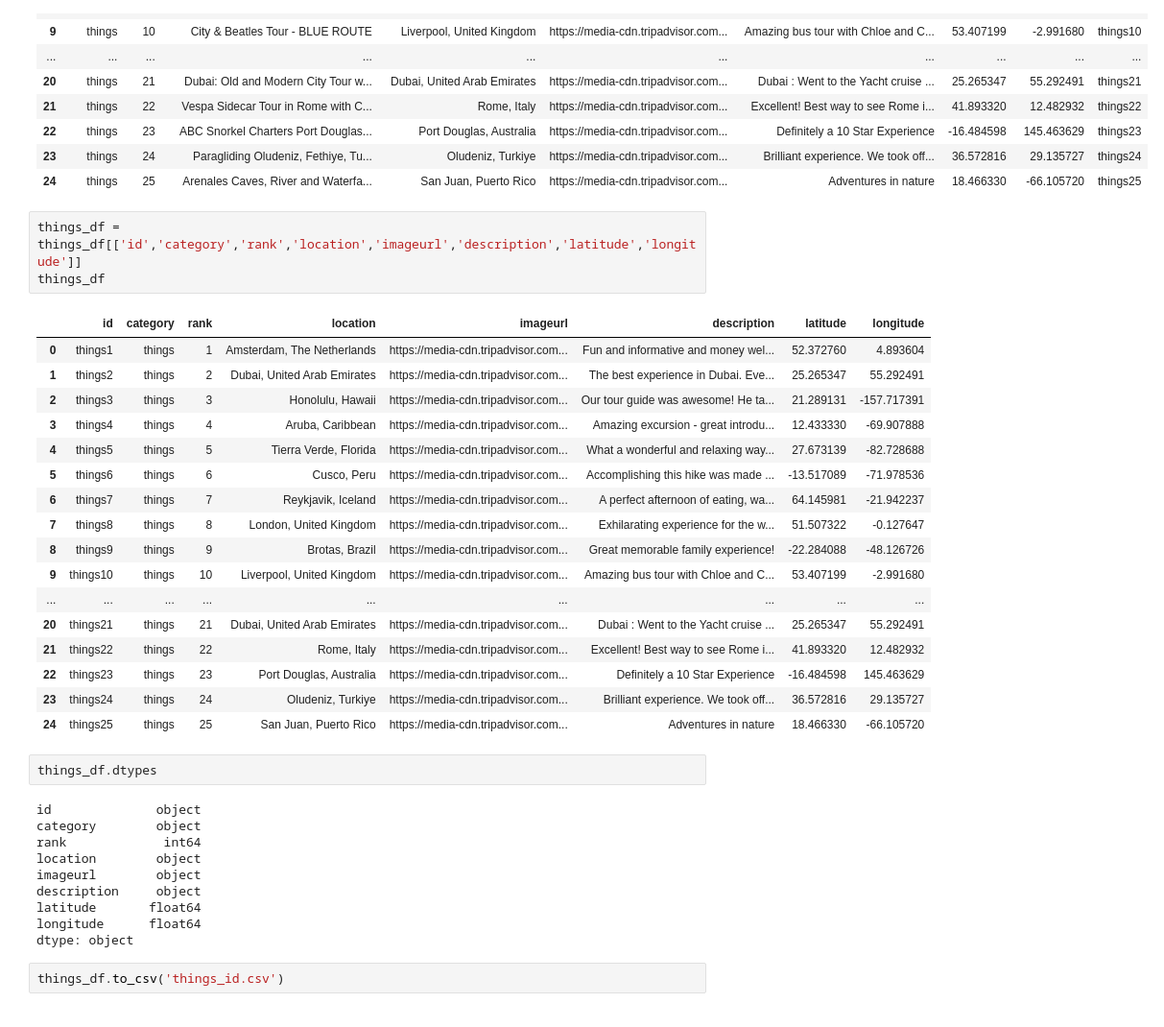
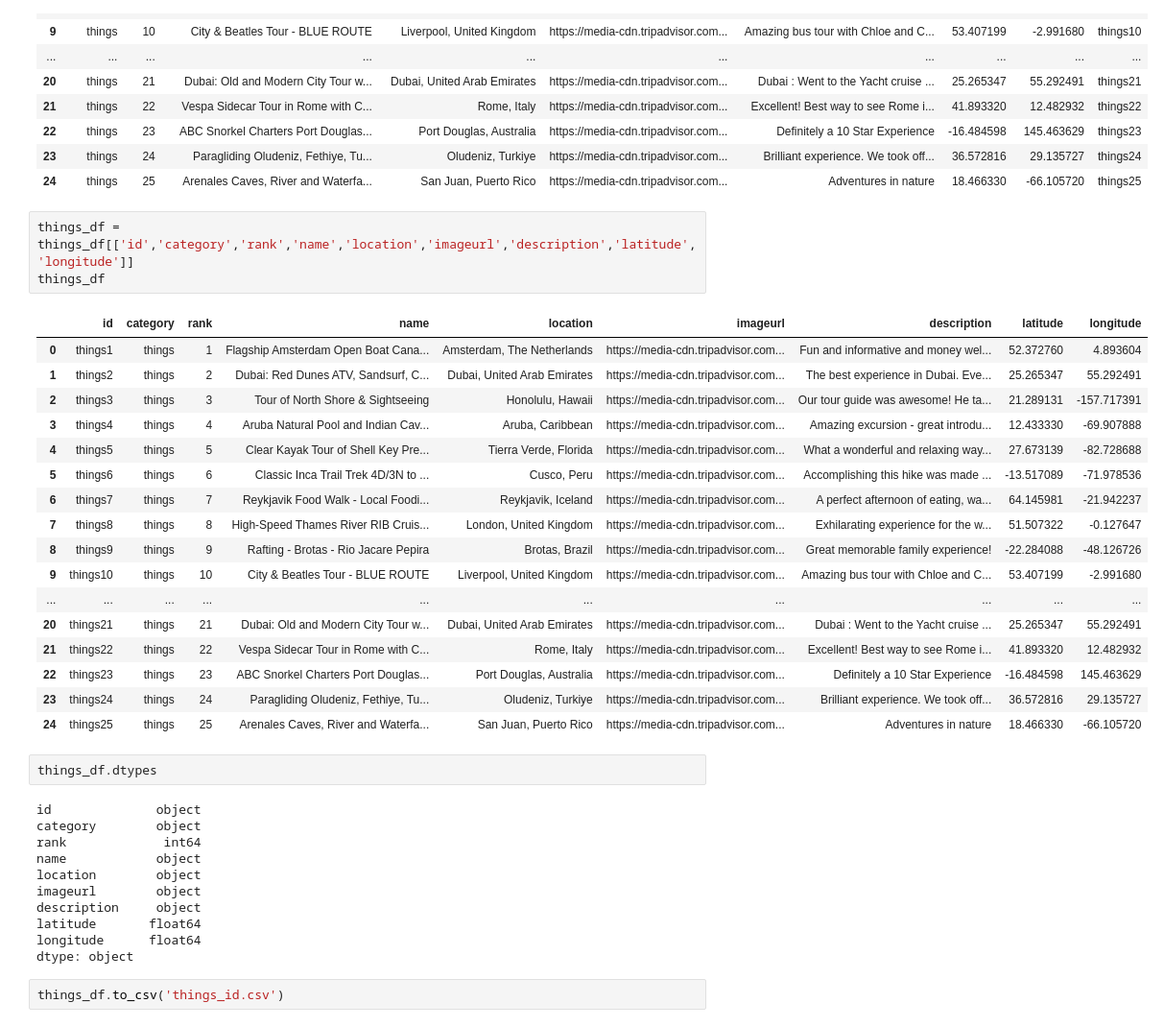
Before and after one commit to angelica3990/Project-3-TripAdvisor-Travelers-Choice-2023, a Jupyter notebook: to_json_things.ipynb, the cells around one changed output. Shown at 96% size. Saved outputs shown, nothing was run; the diff lists cells and outputs as text.

```diff
--- a/to_json_things.ipynb
+++ b/to_json_things.ipynb
@@ -67,32 +67,33 @@ things_df
 | 23 | things | 24 | Paragliding Oludeniz, Fethiye, Tu... | Oludeniz, Turkiye | https://media-cdn.tripadvisor.com... | Brilliant experience. We took off... | 36.572816 | 29.135727 | things24 |
 | 24 | things | 25 | Arenales Caves, River and Waterfa... | San Juan, Puerto Rico | https://media-cdn.tripadvisor.com... | Adventures in nature | 18.466330 | -66.105720 | things25 |
 # %%
-things_df = things_df[['id','category','rank','location','imageurl','description','latitude','longitude']]
+things_df = things_df[['id','category','rank','name','location','imageurl','description','latitude','longitude']]
 things_df
 # %% [output]
-|  | id | category | rank | location | imageurl | description | latitude | longitude |
-| 0 | things1 | things | 1 | Amsterdam, The Netherlands | https://media-cdn.tripadvisor.com... | Fun and informative and money wel... | 52.372760 | 4.893604 |
-| 1 | things2 | things | 2 | Dubai, United Arab Emirates | https://media-cdn.tripadvisor.com... | The best experience in Dubai. Eve... | 25.265347 | 55.292491 |
-| 2 | things3 | things | 3 | Honolulu, Hawaii | https://media-cdn.tripadvisor.com... | Our tour guide was awesome! He ta... | 21.289131 | -157.717391 |
-| 3 | things4 | things | 4 | Aruba, Caribbean | https://media-cdn.tripadvisor.com... | Amazing excursion - great introdu... | 12.433330 | -69.907888 |
-| 4 | things5 | things | 5 | Tierra Verde, Florida | https://media-cdn.tripadvisor.com... | What a wonderful and relaxing way... | 27.673139 | -82.728688 |
-| 5 | things6 | things | 6 | Cusco, Peru | https://media-cdn.tripadvisor.com... | Accomplishing this hike was made ... | -13.517089 | -71.978536 |
-| 6 | things7 | things | 7 | Reykjavik, Iceland | https://media-cdn.tripadvisor.com... | A perfect afternoon of eating, wa... | 64.145981 | -21.942237 |
-| 7 | things8 | things | 8 | London, United Kingdom | https://media-cdn.tripadvisor.com... | Exhilarating experience for the w... | 51.507322 | -0.127647 |
-| 8 | things9 | things | 9 | Brotas, Brazil | https://media-cdn.tripadvisor.com... | Great memorable family experience! | -22.284088 | -48.126726 |
-| 9 | things10 | things | 10 | Liverpool, United Kingdom | https://media-cdn.tripadvisor.com... | Amazing bus tour with Chloe and C... | 53.407199 | -2.991680 |
-| ... | ... | ... | ... | ... | ... | ... | ... | ... |
-| 20 | things21 | things | 21 | Dubai, United Arab Emirates | https://media-cdn.tripadvisor.com... | Dubai : Went to the Yacht cruise ... | 25.265347 | 55.292491 |
-| 21 | things22 | things | 22 | Rome, Italy | https://media-cdn.tripadvisor.com... | Excellent! Best way to see Rome i... | 41.893320 | 12.482932 |
-| 22 | things23 | things | 23 | Port Douglas, Australia | https://media-cdn.tripadvisor.com... | Definitely a 10 Star Experience | -16.484598 | 145.463629 |
-| 23 | things24 | things | 24 | Oludeniz, Turkiye | https://media-cdn.tripadvisor.com... | Brilliant experience. We took off... | 36.572816 | 29.135727 |
-| 24 | things25 | things | 25 | San Juan, Puerto Rico | https://media-cdn.tripadvisor.com... | Adventures in nature | 18.466330 | -66.105720 |
+|  | id | category | rank | name | location | imageurl | description | latitude | longitude |
+| 0 | things1 | things | 1 | Flagship Amsterdam Open Boat Cana... | Amsterdam, The Netherlands | https://media-cdn.tripadvisor.com... | Fun and informative and money wel... | 52.372760 | 4.893604 |
+| 1 | things2 | things | 2 | Dubai: Red Dunes ATV, Sandsurf, C... | Dubai, United Arab Emirates | https://media-cdn.tripadvisor.com... | The best experience in Dubai. Eve... | 25.265347 | 55.292491 |
+| 2 | things3 | things | 3 | Tour of North Shore & Sightseeing | Honolulu, Hawaii | https://media-cdn.tripadvisor.com... | Our tour guide was awesome! He ta... | 21.289131 | -157.717391 |
+| 3 | things4 | things | 4 | Aruba Natural Pool and Indian Cav... | Aruba, Caribbean | https://media-cdn.tripadvisor.com... | Amazing excursion - great introdu... | 12.433330 | -69.907888 |
+| 4 | things5 | things | 5 | Clear Kayak Tour of Shell Key Pre... | Tierra Verde, Florida | https://media-cdn.tripadvisor.com... | What a wonderful and relaxing way... | 27.673139 | -82.728688 |
+| 5 | things6 | things | 6 | Classic Inca Trail Trek 4D/3N to ... | Cusco, Peru | https://media-cdn.tripadvisor.com... | Accomplishing this hike was made ... | -13.517089 | -71.978536 |
+| 6 | things7 | things | 7 | Reykjavik Food Walk - Local Foodi... | Reykjavik, Iceland | https://media-cdn.tripadvisor.com... | A perfect afternoon of eating, wa... | 64.145981 | -21.942237 |
+| 7 | things8 | things | 8 | High-Speed Thames River RIB Cruis... | London, United Kingdom | https://media-cdn.tripadvisor.com... | Exhilarating experience for the w... | 51.507322 | -0.127647 |
+| 8 | things9 | things | 9 | Rafting - Brotas - Rio Jacare Pepira | Brotas, Brazil | https://media-cdn.tripadvisor.com... | Great memorable family experience! | -22.284088 | -48.126726 |
+| 9 | things10 | things | 10 | City & Beatles Tour - BLUE ROUTE | Liverpool, United Kingdom | https://media-cdn.tripadvisor.com... | Amazing bus tour with Chloe and C... | 53.407199 | -2.991680 |
+| ... | ... | ... | ... | ... | ... | ... | ... | ... | ... |
+| 20 | things21 | things | 21 | Dubai: Old and Modern City Tour w... | Dubai, United Arab Emirates | https://media-cdn.tripadvisor.com... | Dubai : Went to the Yacht cruise ... | 25.265347 | 55.292491 |
+| 21 | things22 | things | 22 | Vespa Sidecar Tour in Rome with C... | Rome, Italy | https://media-cdn.tripadvisor.com... | Excellent! Best way to see Rome i... | 41.893320 | 12.482932 |
+| 22 | things23 | things | 23 | ABC Snorkel Charters Port Douglas... | Port Douglas, Australia | https://media-cdn.tripadvisor.com... | Definitely a 10 Star Experience | -16.484598 | 145.463629 |
+| 23 | things24 | things | 24 | Paragliding Oludeniz, Fethiye, Tu... | Oludeniz, Turkiye | https://media-cdn.tripadvisor.com... | Brilliant experience. We took off... | 36.572816 | 29.135727 |
+| 24 | things25 | things | 25 | Arenales Caves, River and Waterfa... | San Juan, Puerto Rico | https://media-cdn.tripadvisor.com... | Adventures in nature | 18.466330 | -66.105720 |
 # %%
 things_df.dtypes
 # %% [output]
 id              object
 category        object
 rank             int64
+name            object
 location        object
 imageurl        object
 description     object
```
Also changed, not shown: parts of 1 cell of this notebook, 8 other files.
